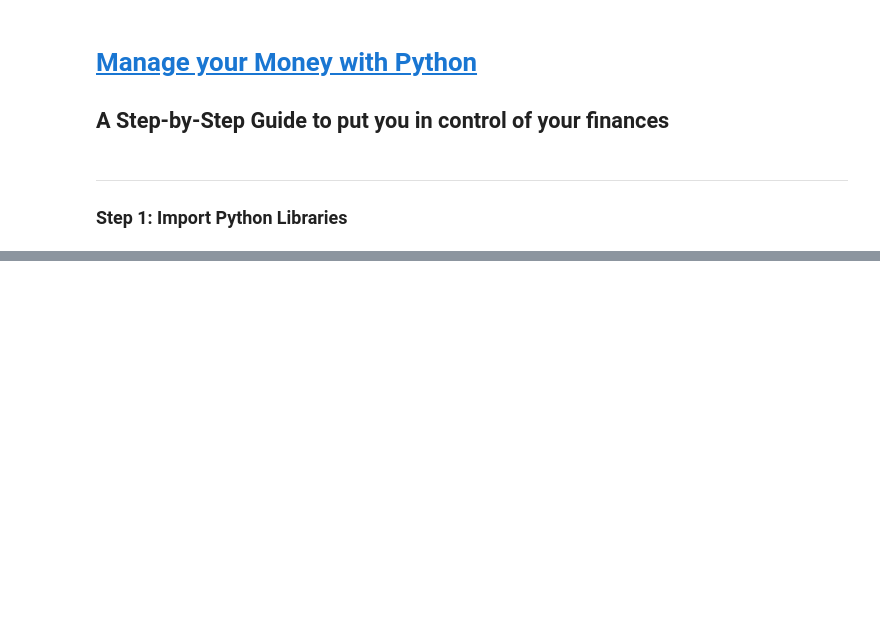
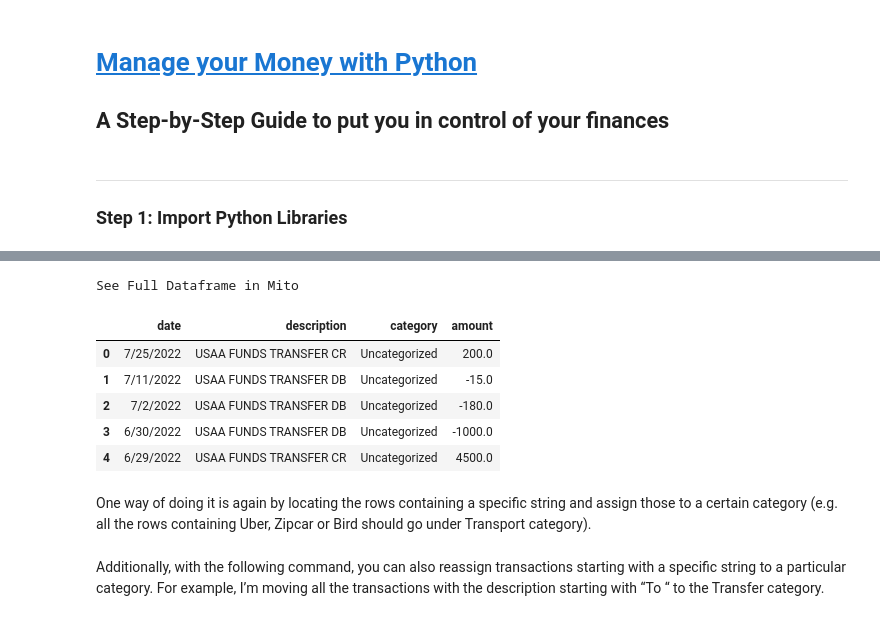
Before and after one commit to Jared-Godar/mini-projects, a Jupyter notebook: python-finances.ipynb, the cells around one changed output, grey strips where cells are left out. Saved outputs shown, nothing was run; the diff lists cells and outputs as text; code cells hidden in the pictures; blank space fills up the shorter version.

```diff
--- a/python-finances.ipynb
+++ b/python-finances.ipynb
@@ -41,0 +66,12 @@ Then we need to get all our transactions data. This can be done by downloading y
+# %%
+df.head()
+# %% [output]
+See Full Dataframe in Mito
+|  | date | description | category | amount |
+| 0 | 7/25/2022 | USAA FUNDS TRANSFER CR | Uncategorized | 200.0 |
+| 1 | 7/11/2022 | USAA FUNDS TRANSFER DB | Uncategorized | -15.0 |
+| 2 | 7/2/2022 | USAA FUNDS TRANSFER DB | Uncategorized | -180.0 |
+| 3 | 6/30/2022 | USAA FUNDS TRANSFER DB | Uncategorized | -1000.0 |
+| 4 | 6/29/2022 | USAA FUNDS TRANSFER CR | Uncategorized | 4500.0 |
+# %% [markdown]
+One way of doing it is again by locating the rows containing a specific string and assign those to a certain category (e.g. all the rows containing Uber, Zipcar or Bird should go under Transport category).
@@ -41,0 +94,2 @@ Then we need to get all our transactions data. This can be done by downloading y
+# %% [markdown]
+Additionally, with the following command, you can also reassign transactions starting with a specific string to a particular category. For example, I’m moving all the transactions with the description starting with “To “ to the Transfer category.
```
Also changed, not shown: parts of 33 cells of this notebook, 1 other file.
